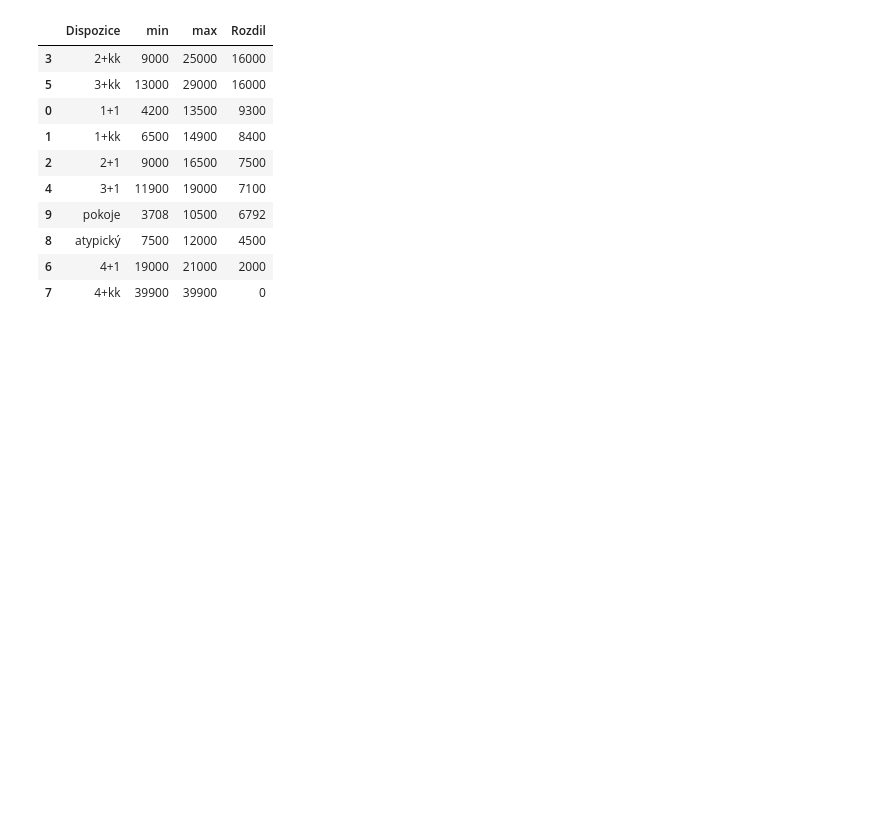
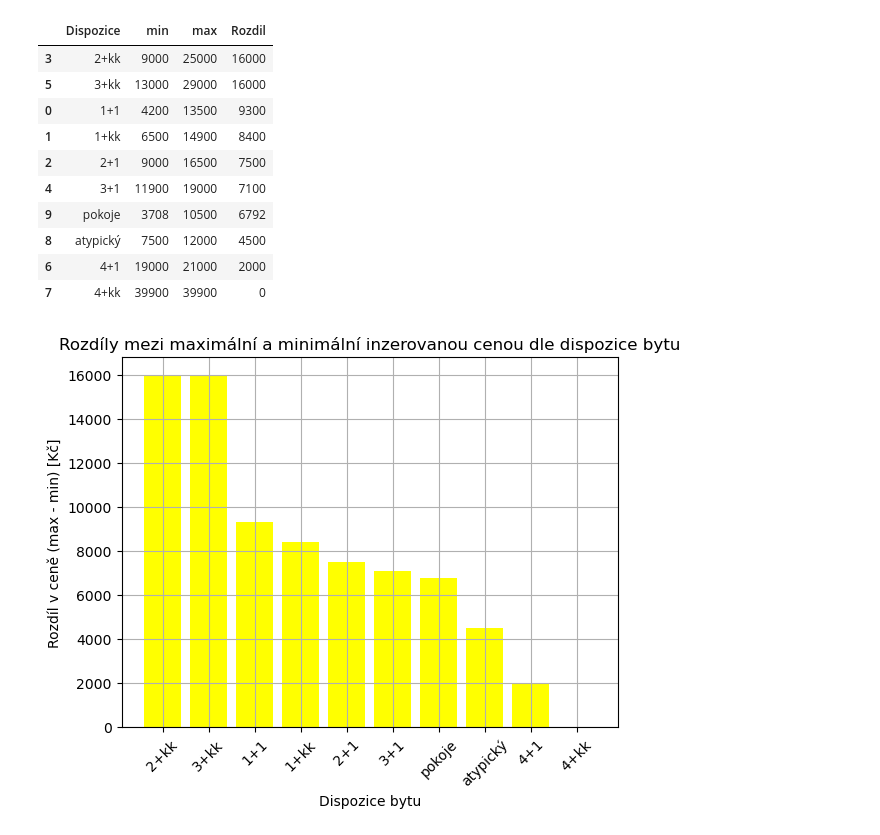
Before and after one commit to alina3-jesterka/Python_Project, a Jupyter notebook: Valentova_projekt_template.ipynb, the cells around one changed output. Drawn from its saved outputs; the diff is of its cells as text; code cells hidden in the pictures; blank space fills up the shorter version.

```diff
--- a/Valentova_projekt_template.ipynb
+++ b/Valentova_projekt_template.ipynb
@@ -384,7 +404,8 @@ Name: Cena [Kč/měsíc], dtype: int64
 df.head()
 dispozice_min_max = df.groupby("Dispozice")["Cena [Kč/měsíc]"].agg(["min","max"]).reset_index()
 dispozice_min_max["Rozdil"] = dispozice_min_max["max"] - dispozice_min_max["min"]
-dispozice_min_max.sort_values(by="Rozdil", ascending=False)
+dispozice_rozdil_ceny = dispozice_min_max.sort_values(by="Rozdil", ascending=False)
+dispozice_rozdil_ceny
 # %% [output]
 |  | Dispozice | min | max | Rozdil |
 | 3 | 2+kk | 9000 | 25000 | 16000 |
@@ -397,3 +418,13 @@ dispozice_min_max.sort_values(by="Rozdil", ascending=False)
 | 8 | atypický | 7500 | 12000 | 4500 |
 | 6 | 4+1 | 19000 | 21000 | 2000 |
 | 7 | 4+kk | 39900 | 39900 | 0 |
+# %%
+plt.bar(dispozice_rozdil_ceny["Dispozice"], dispozice_rozdil_ceny["Rozdil"], color="yellow")
+plt.title("Rozdíly mezi maximální a minimální inzerovanou cenou dle dispozice bytu")
+plt.xlabel("Dispozice bytu")
+plt.ylabel("Rozdíl v ceně (max - min) [Kč]")
+plt.xticks(rotation=45)
+plt.grid()
+plt.show()
+# %% [output]
+[figure, added]
```
Also changed, not shown: parts of 6 cells of this notebook, 1 other file.
